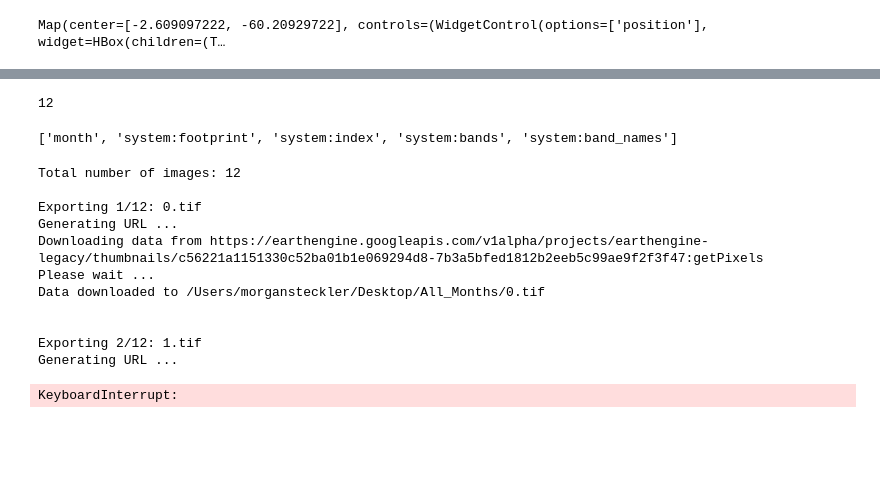
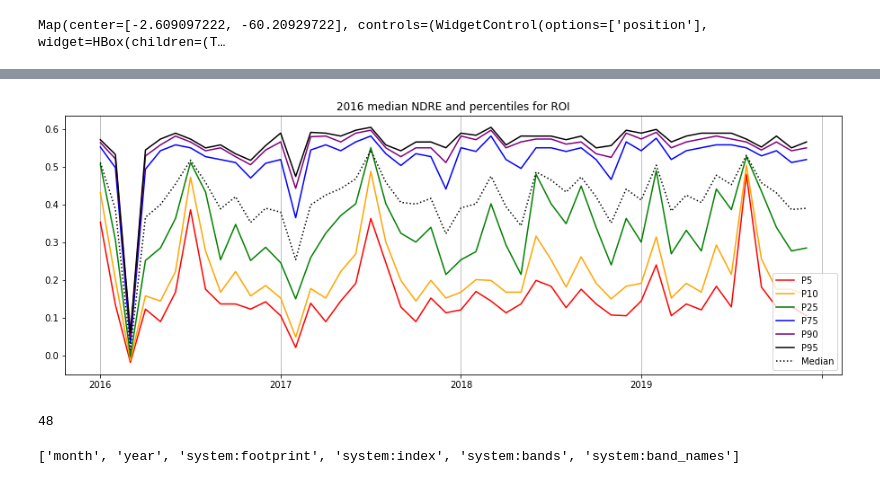
Before and after one commit to jitendra-kumar/tropical_phenology_gee, a Jupyter notebook: morgan/Manaus_BR.ipynb, the cells around one changed output, grey strips where cells are left out. Drawn from its saved outputs; the diff is of its cells as text; code cells hidden in the pictures; blank space fills up the shorter version.

```diff
--- a/morgan/Manaus_BR.ipynb
+++ b/morgan/Manaus_BR.ipynb
@@ -91,0 +165,2 @@ plt.show()
+# %%
+percentile_ndre = p_list(percentile_list)
@@ -92,30 +193,36 @@ plt.show()
+# %%
+#Plot median using matplotlib's pyplot
+x = months
+plt.axes([0, 0, 2, 1])
+plt.grid(b = True, which = 'major', axis = 'x')
+y5 = plt.plot(x,percentile_ndre[0], color = "red", label = "P5")
+y10 = plt.plot(x,percentile_ndre[1], color = "orange", label = "P10")
+y25 = plt.plot(x,percentile_ndre[2], color = "green", label = "P25")
+y75 = plt.plot(x,percentile_ndre[3], color = "blue", label = "P75")
+y90 = plt.plot(x,percentile_ndre[4], color = "purple", label = "P90")
+y95 = plt.plot(x,percentile_ndre[5], color = "black", label = "P95")
+plt.title('2016 median NDRE and percentiles for ROI')
+#plt.fill_between(x, plus_error, minus_error, color = "grey", alpha = .5, label = "Standard Deviation")
+median = plt.plot(x,y, color = "black", linestyle = ":", label = "Median")
+plt.legend(loc = "lower right")
+plt.xticks(ticks = [0, 12, 24, 36, 48], labels = ['2016', '2017', '2018', '2019'])
+plt.show()
+# %% [output]
+[figure, added]
 # %%
 #Make sure you dont have 1 million images to download...
-count = masked_collection.size().getInfo()
+count = col.size().getInfo()
 print(count)
 # %% [output]
-12
+48
 # %%
 #See what properties are included in my collection
-properties = masked_collection.first().propertyNames().getInfo()
+properties = col.first().propertyNames().getInfo()
 print(properties)
 # %% [output]
-['month', 'system:footprint', 'system:index', 'system:bands', 'system:band_names']
+['month', 'year', 'system:footprint', 'system:index', 'system:bands', 'system:band_names']
 # %%
 #Export all 12 images into a file
 #This is quite slow, but it does work
-out_dir = '/Users/morgansteckler/Desktop/All_Months/'
-geemap.ee_export_image_collection(collection, out_dir, region = brma2_region, scale = 20, file_per_band=False)
+#out_dir = '/Users/morgansteckler/Desktop/All_Months/'
+#geemap.ee_export_image_collection(col, out_dir, region = brma2_region, scale = 20, file_per_band=False)
-# %% [output]
-Total number of images: 12
-
-Exporting 1/12: 0.tif
-Generating URL ...
-Downloading data from https://earthengine.googleapis.com/v1alpha/projects/earthengine-legacy/thumbnails/c56221a1151330c52ba01b1e069294d8-7b3a5bfed1812b2eeb5c99ae9f2f3f47:getPixels
-Please wait ...
-Data downloaded to /Users/morgansteckler/Desktop/All_Months/0.tif
-
-
-Exporting 2/12: 1.tif
-Generating URL ...
-KeyboardInterrupt:
```
Also changed, not shown: parts of 17 cells of this notebook.
